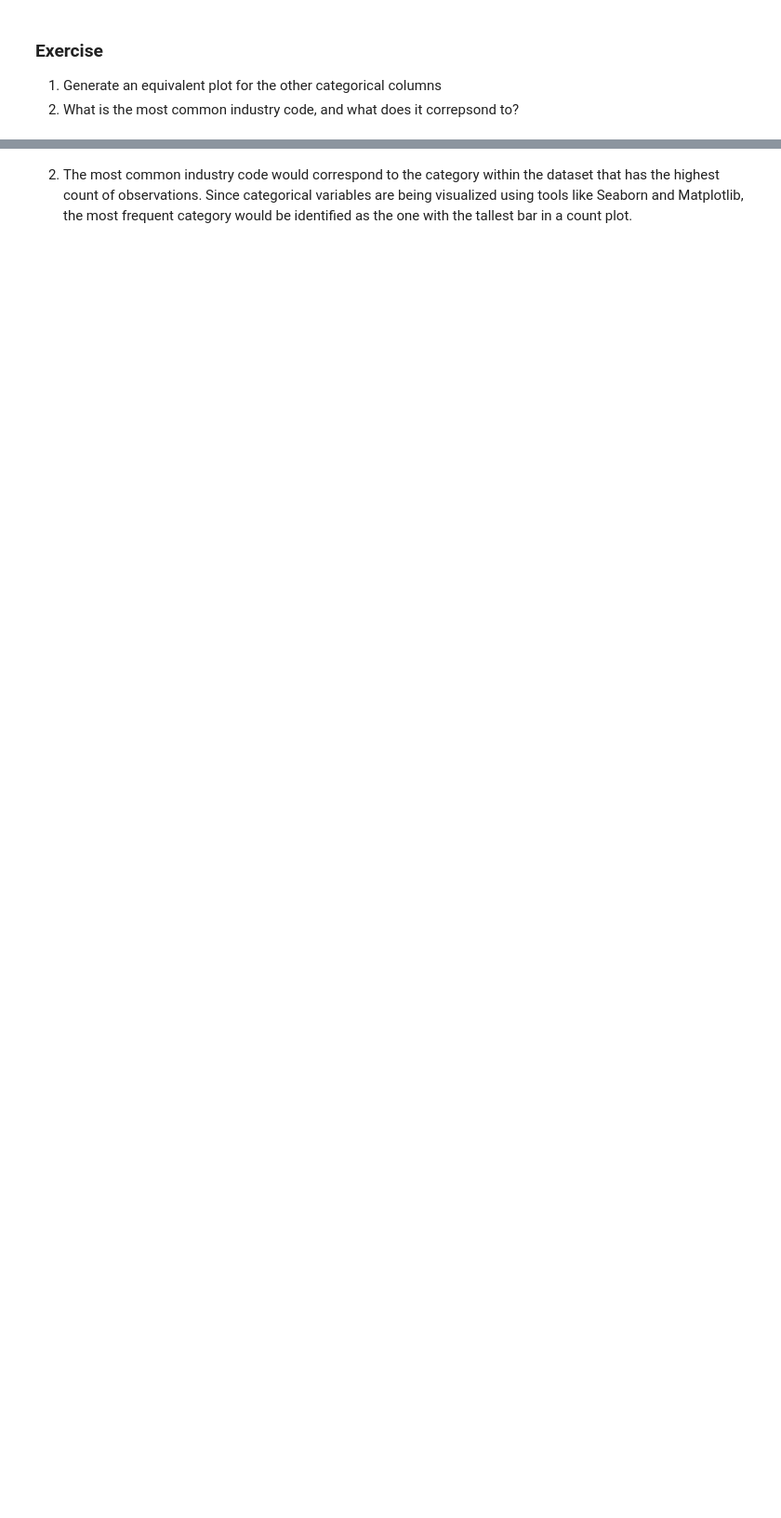
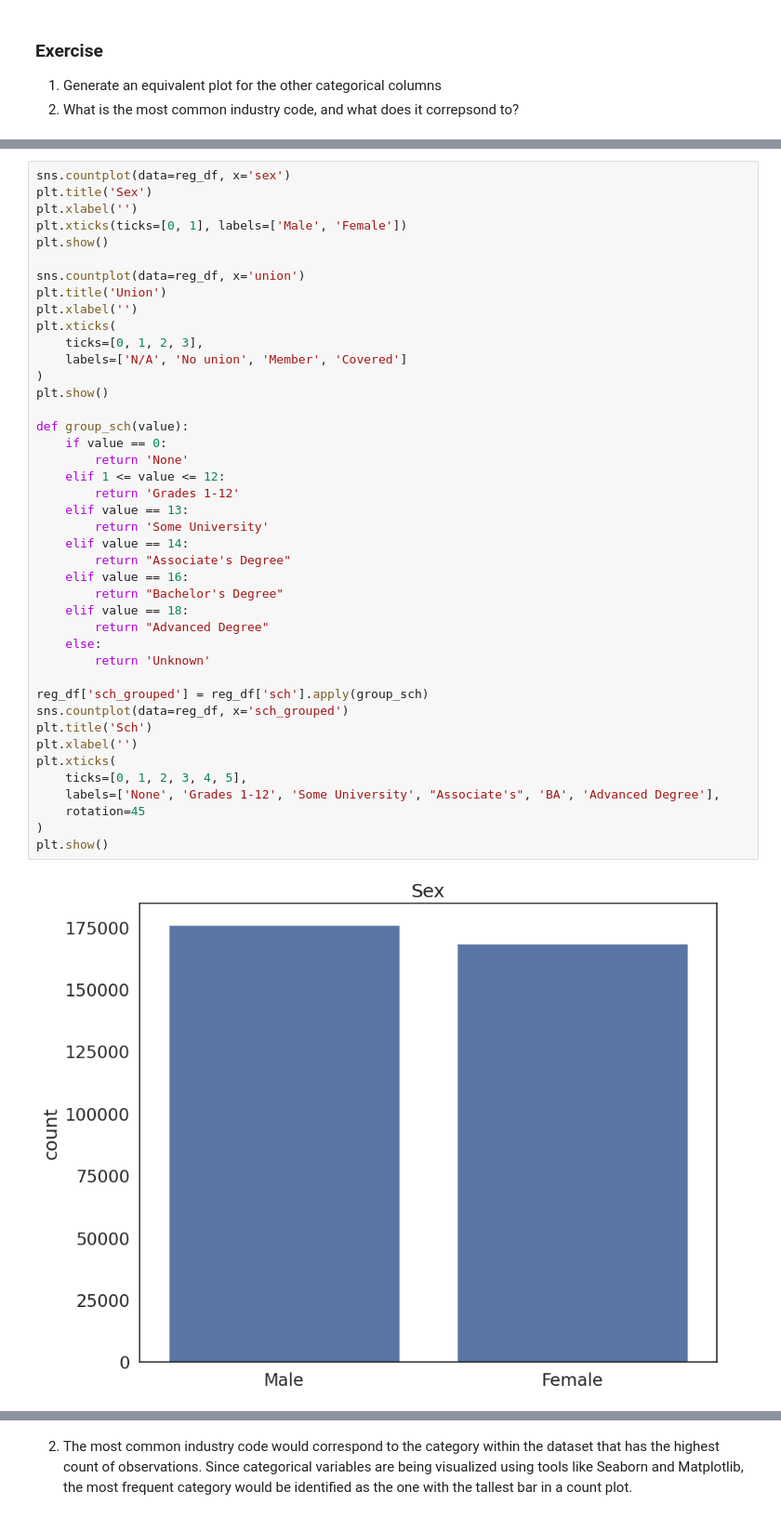
Before and after one commit to jessiewong0719/QM2, a Jupyter notebook: W5_Distributions_and_Basic_Statistics.ipynb, the cells around one changed output, grey strips where cells are left out. Shown at 93% size. Cells and saved outputs as stored; diff of their text form; blank space fills up the shorter version.

```diff
--- a/W5_Distributions_and_Basic_Statistics.ipynb
+++ b/W5_Distributions_and_Basic_Statistics.ipynb
@@ -173,0 +165,44 @@ plt.show()
+# %%
+sns.countplot(data=reg_df, x='sex')
+plt.title('Sex')
+plt.xlabel('')
+plt.xticks(ticks=[0, 1], labels=['Male', 'Female'])
+plt.show()
+
+sns.countplot(data=reg_df, x='union')
+plt.title('Union')
+plt.xlabel('')
+plt.xticks(
+    ticks=[0, 1, 2, 3],
+    labels=['N/A', 'No union', 'Member', 'Covered']
+)
+plt.show()
+
+def group_sch(value):
+    if value == 0:
+        return 'None'
+    elif 1 <= value <= 12:
+        return 'Grades 1-12'
+    elif value == 13:
+        return 'Some University'
+    elif value == 14:
+        return "Associate's Degree"
+    elif value == 16:
+        return "Bachelor's Degree"
+    elif value == 18:
+        return "Advanced Degree"
+    else:
+        return 'Unknown'
+
+reg_df['sch_grouped'] = reg_df['sch'].apply(group_sch)
+sns.countplot(data=reg_df, x='sch_grouped')
+plt.title('Sch')
+plt.xlabel('')
+plt.xticks(
+    ticks=[0, 1, 2, 3, 4, 5],
+    labels=['None', 'Grades 1-12', 'Some University', "Associate's", 'BA', 'Advanced Degree'],
+    rotation=45
+)
+plt.show()
+# %% [output]
+[figure, added]
```
Also changed, not shown: parts of 6 cells of this notebook.
